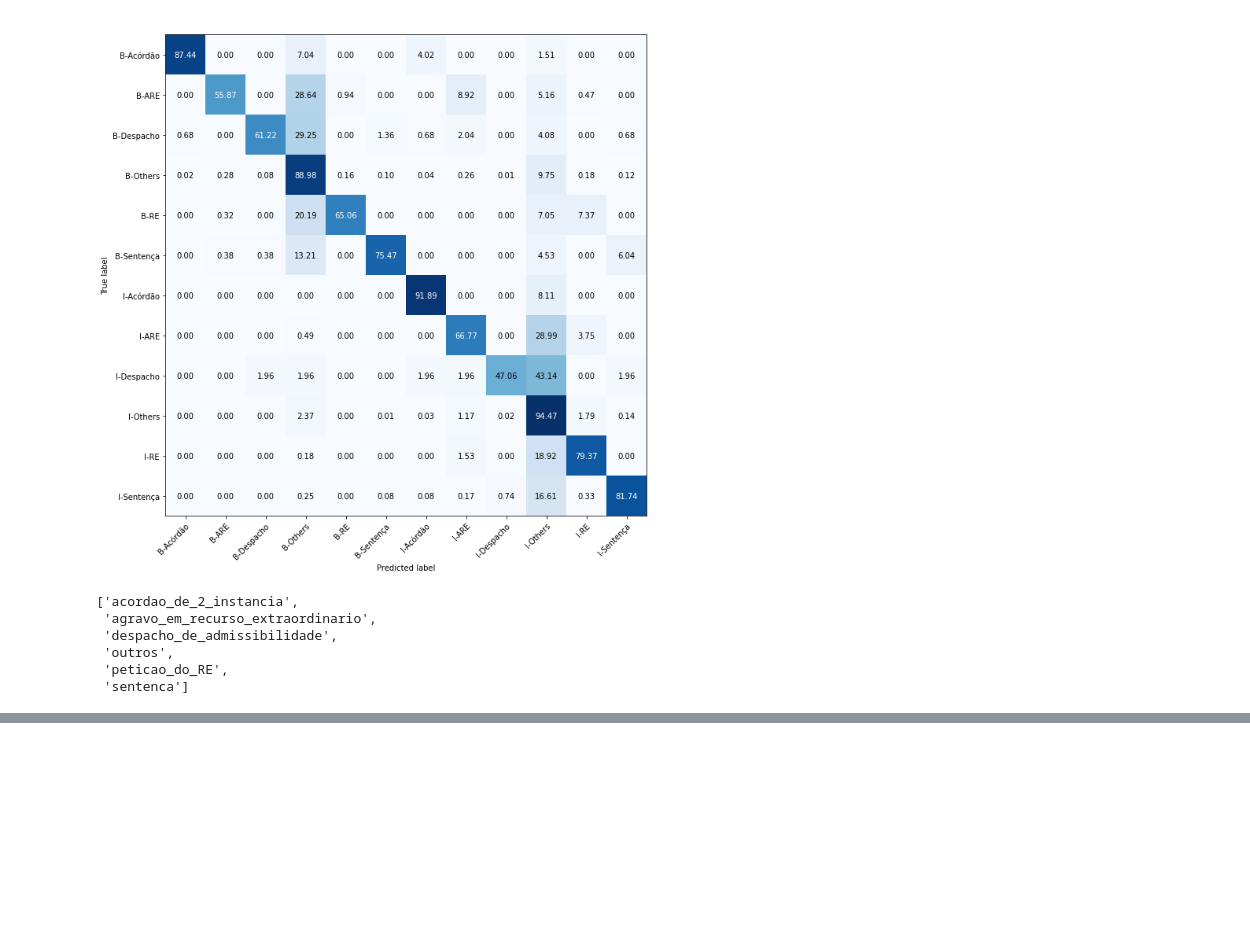
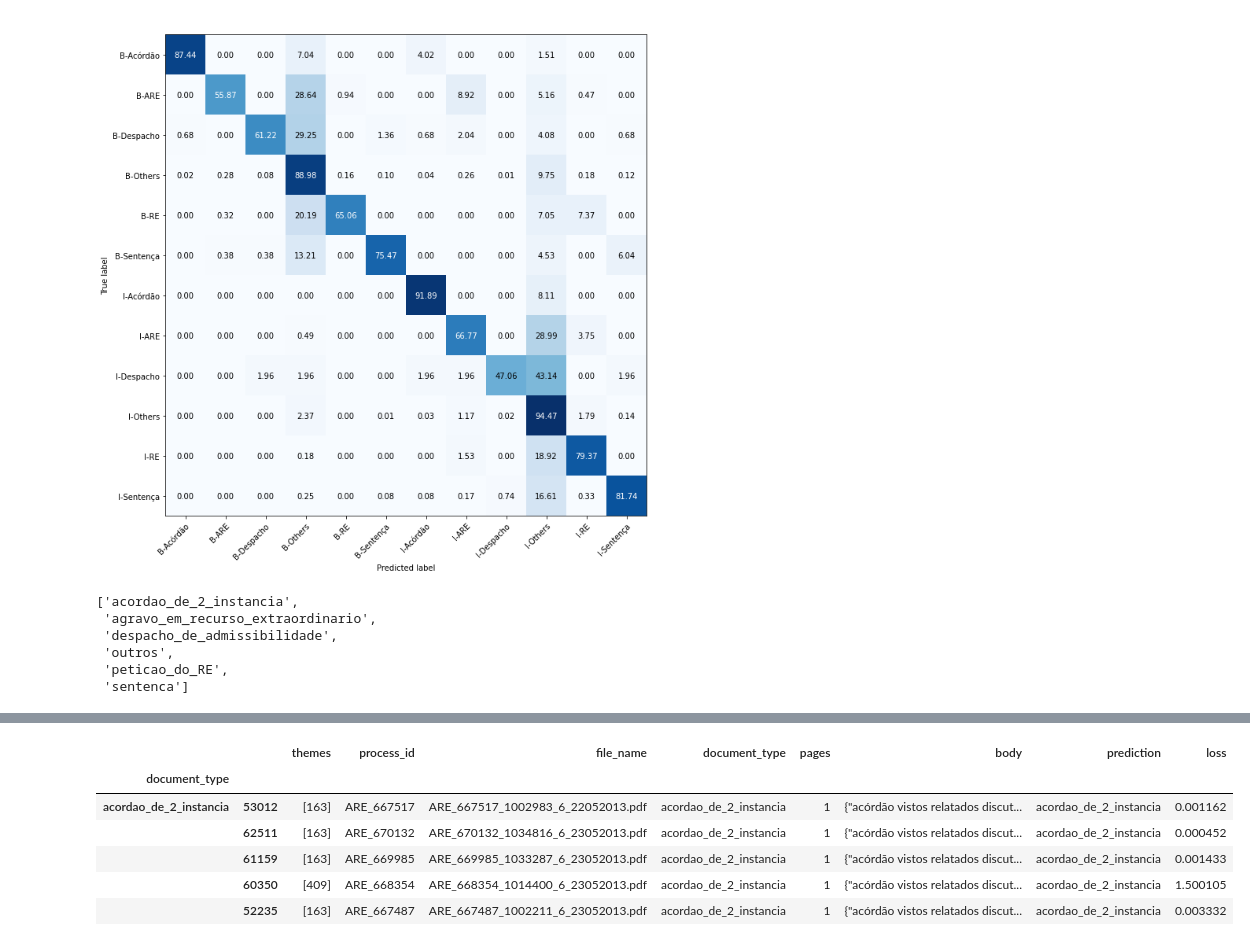
Before and after one commit to peluz/victor-visual-text, a Jupyter notebook: error_analysis.ipynb, the cells around one changed output, grey strips where cells are left out. Drawn from its saved outputs; the diff is of its cells as text; code cells hidden in the pictures; blank space fills up the shorter version.

```diff
--- a/error_analysis.ipynb
+++ b/error_analysis.ipynb
@@ -268,3 +270,15 @@ test_df.groupby("prediction").apply(lambda x: (x[x['prediction'] != x['document_
 | outros | 35439 | [555, 852] | ARE_1076540 | ARE_1076540_312770497_12_20092017... | peticao_do_RE | 3 | {"do novel ARTIGO_543 define que ... | outros |
 | peticao_do_RE | 55 | [409] | AI_859014 | AI_859014_2811607_26_16052013.pdf | outros | 7 | {"advocacia geral união procurado... | peticao_do_RE |
 | sentenca | 78992 | [313] | ARE_802076 | ARE_802076_4169754_1324_17072015.pdf | outros | 4 | {"custas honorários advocatícios ... | sentenca |
+# %%
+random_rights = test_df.groupby("document_type").apply(lambda x: (x[x['pages'] == 1 ]).sample(5))
+# %%
+random_rights.head()
+# %% [output]
+|  |  | themes | process_id | file_name | document_type | pages | body | prediction | loss |
+| document_type |  |  |  |  |  |  |  |  |  |
+| acordao_de_2_instancia | 53012 | [163] | ARE_667517 | ARE_667517_1002983_6_22052013.pdf | acordao_de_2_instancia | 1 | {"acórdão vistos relatados discut... | acordao_de_2_instancia | 0.001162 |
+|  | 62511 | [163] | ARE_670132 | ARE_670132_1034816_6_23052013.pdf | acordao_de_2_instancia | 1 | {"acórdão vistos relatados discut... | acordao_de_2_instancia | 0.000452 |
+|  | 61159 | [163] | ARE_669985 | ARE_669985_1033287_6_23052013.pdf | acordao_de_2_instancia | 1 | {"acórdão vistos relatados discut... | acordao_de_2_instancia | 0.001433 |
+|  | 60350 | [409] | ARE_668354 | ARE_668354_1014400_6_23052013.pdf | acordao_de_2_instancia | 1 | {"acórdão vistos relatados discut... | acordao_de_2_instancia | 1.500105 |
+|  | 52235 | [163] | ARE_667487 | ARE_667487_1002211_6_23052013.pdf | acordao_de_2_instancia | 1 | {"acórdão vistos relatados discut... | acordao_de_2_instancia | 0.003332 |
```
Also changed, not shown: parts of 10 cells of this notebook, 44 other files.
